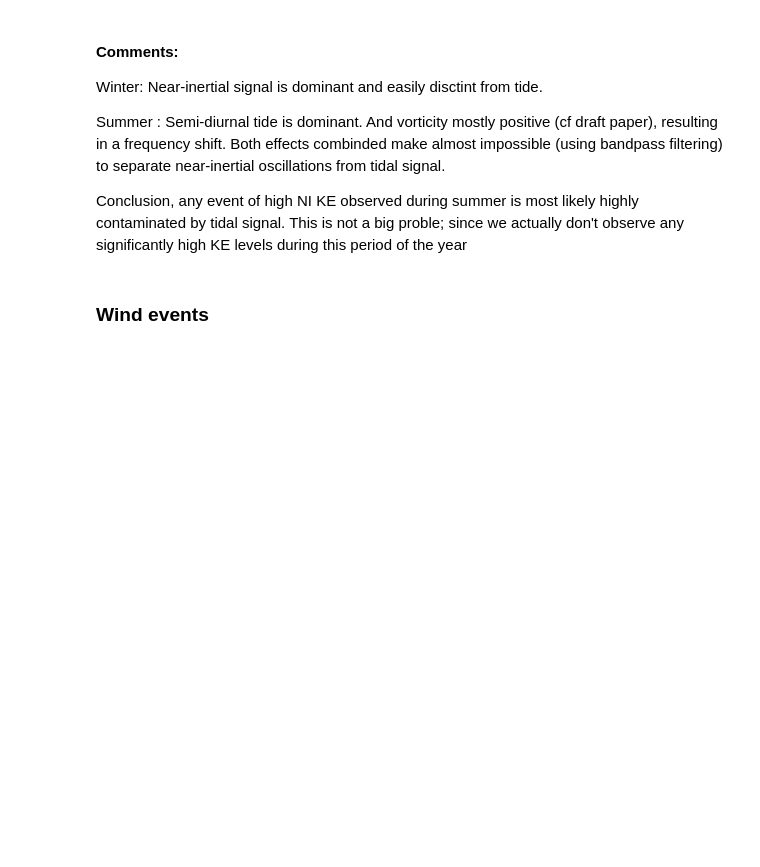
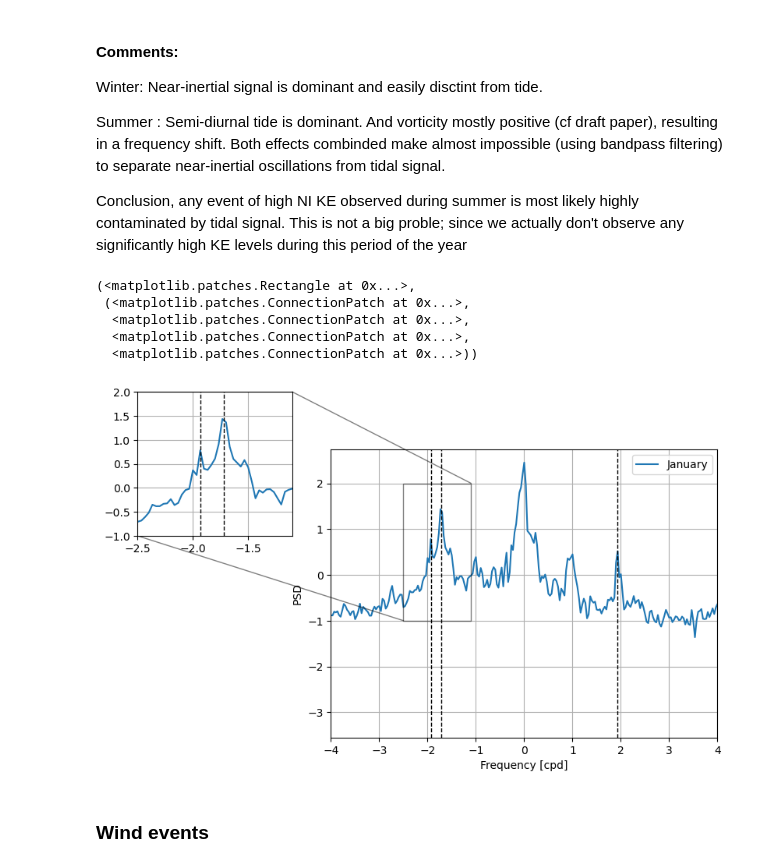
Before and after one commit to zcasparco/NIW, a Jupyter notebook: Data_overview/Rotary_spectra.ipynb, the cells around one changed output. Cells and saved outputs as stored; diff of their text form; code cells hidden in the pictures; blank space fills up the shorter version.

```diff
--- a/Data_overview/Rotary_spectra.ipynb
+++ b/Data_overview/Rotary_spectra.ipynb
@@ -171,6 +171,31 @@ Summer : Semi-diurnal tide is dominant. And vorticity mostly positive (cf draft
 Both effects combinded make almost impossible (using bandpass filtering) to separate near-inertial oscillations from tidal signal.
 
 Conclusion, any event of high NI KE observed during summer is most likely highly contaminated by tidal signal. This is not a big proble; since we actually don't observe any significantly high KE levels during this period of the year
+# %%
+f,E_January = sp.wrap_spectra(ds_filt.sel(time=slice('2020-01-01','2020-02-01')),'UV',Nb=Nb)
+# %%
+fig,ax = plt.subplots()
+#np.log10(E_winter.integrate('z')).plot(ax=ax,xlim=(-4,4),label='JFM')
+np.log10(E_January.integrate('z')).plot(ax=ax,xlim=(-4,4),label='January')
+ax.legend();ax.set_ylabel('PSD')
+for v in [-1.93,1.93,-fc]:
+    ax.axvline(v,lw=1,ls='--',c='k')
+ax.grid();
+axins = ax.inset_axes([-0.5, 0.7, 0.4, 0.5])
+#np.log10(E_winter.integrate('z')).plot(ax=axins)
+np.log10(E_January.integrate('z')).plot(ax=axins)
+axins.set_xlim((-2.5),(-1.1))
+axins.set_ylim((-1),(2))
+axins.set_ylabel('');axins.set_xlabel('');axins.grid();
+axins.axvline(-1.93,c='k',ls='--',lw=1);axins.axvline(-fc,c='k',ls='--',lw=1);
+ax.indicate_inset_zoom(axins,edgecolor='black')
+# %% [output]
+(<matplotlib.patches.Rectangle at 0x...>,
+ (<matplotlib.patches.ConnectionPatch at 0x...>,
+  <matplotlib.patches.ConnectionPatch at 0x...>,
+  <matplotlib.patches.ConnectionPatch at 0x...>,
+  <matplotlib.patches.ConnectionPatch at 0x...>))
+[figure, added]
 # %% [markdown]
 ### Wind events
 # %%
```
Also changed, not shown: 3 other files.
